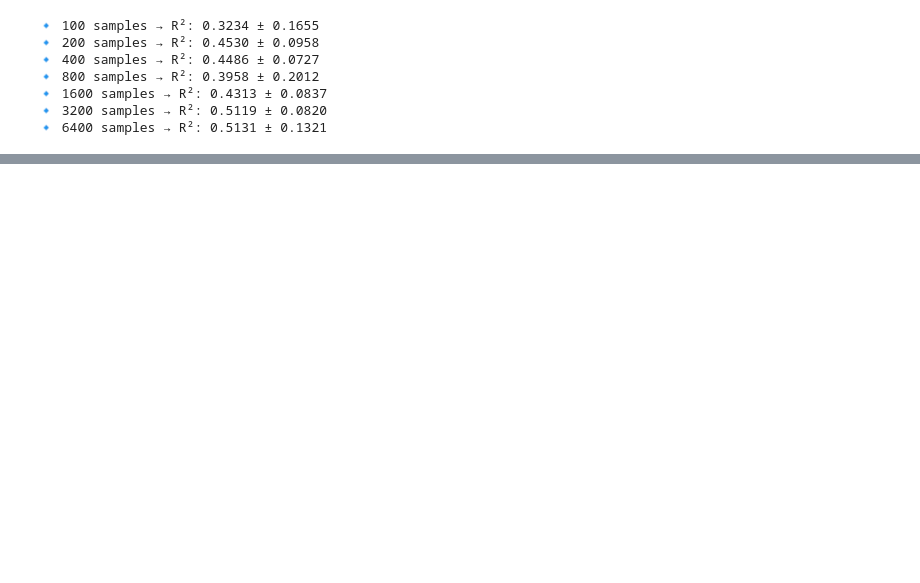
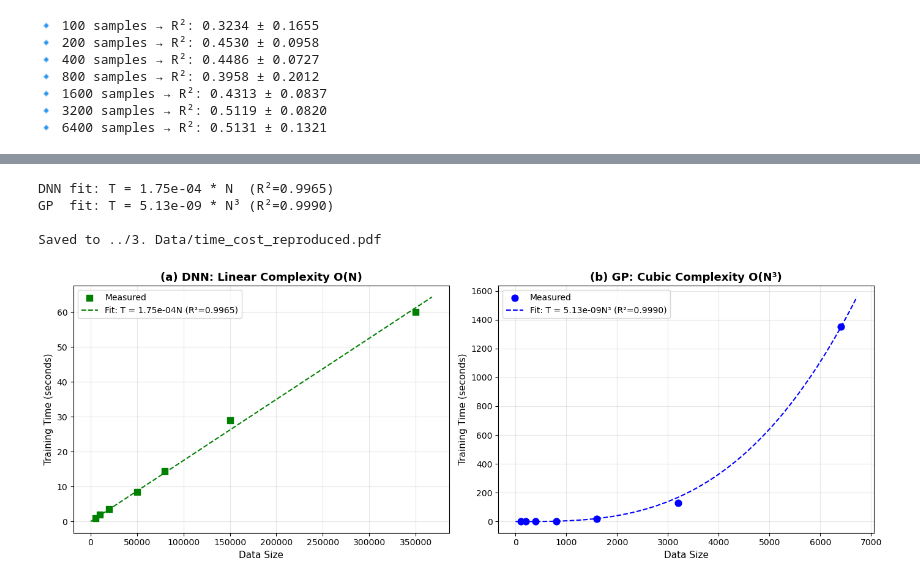
Before and after one commit to jaewook-lee4014/MultiFidelity-ProcessOpt, a Jupyter notebook: Process/5. Visualisation/learning_curve.ipynb, the cells around one changed output, grey strips where cells are left out. Saved outputs shown, nothing was run; the diff lists cells and outputs as text; code cells hidden in the pictures; blank space fills up the shorter version.

```diff
--- a/Process/5. Visualisation/learning_curve.ipynb
+++ b/Process/5. Visualisation/learning_curve.ipynb
@@ -455,0 +490,79 @@ for size in filtered_sizes:
+# %%
+import numpy as np
+import matplotlib.pyplot as plt
+from scipy.optimize import curve_fit
+
+# ============================================================
+# 7 Cases corresponding to data_sizes [100,200,400,800,1600,3200,6400]
+# Values extracted from Process/3. Data/time_cost.png
+# ============================================================
+
+# --- DNN: Total Data Size vs Training Time ---
+dnn_N = np.array([5000, 10000, 20000, 50000, 80000, 150000, 350000])
+dnn_T = np.array([1.0, 2.0, 3.5, 8.5, 14.5, 29.0, 60.0])
+
+# --- GP: Data Size vs Training Time ---
+gp_N = np.array([100, 200, 400, 800, 1600, 3200, 6400])
+gp_T = np.array([0.3, 0.5, 1.0, 3.0, 18.0, 130.0, 1350.0])
+
+# Linear fit: T = a * N
+def linear_model(N, a):
+    return a * N
+
+popt_dnn, _ = curve_fit(linear_model, dnn_N, dnn_T)
+a_dnn = popt_dnn[0]
+dnn_pred = linear_model(dnn_N, a_dnn)
+r2_dnn = 1 - np.sum((dnn_T - dnn_pred)**2) / np.sum((dnn_T - np.mean(dnn_T))**2)
+
+# Cubic fit: T = b * N^3
+def cubic_model(N, b):
+    return b * N**3
+
+popt_gp, _ = curve_fit(cubic_model, gp_N, gp_T)
+b_gp = popt_gp[0]
+gp_pred = cubic_model(gp_N, b_gp)
+r2_gp = 1 - np.sum((gp_T - gp_pred)**2) / np.sum((gp_T - np.mean(gp_T))**2)
+
+print(f"DNN fit: T = {a_dnn:.2e} * N  (R²={r2_dnn:.4f})")
+print(f"GP  fit: T = {b_gp:.2e} * N³ (R²={r2_gp:.4f})")
+
+# ============================================================
+# Plotting (colors matching image.png: GP=blue, DNN=green)
+# ============================================================
+fig, (ax1, ax2) = plt.subplots(1, 2, figsize=(14, 5))
+
+# --- LEFT: DNN (green, matching image.png) ---
+N_fit_dnn = np.linspace(0, max(dnn_N) * 1.05, 300)
+ax1.scatter(dnn_N, dnn_T, marker='s', s=60, color='green', zorder=3, label='Measured')
+ax1.plot(N_fit_dnn, linear_model(N_fit_dnn, a_dnn), '--', color='green', linewidth=1.5,
+         label=f'Fit: T = {a_dnn:.2e}N (R²={r2_dnn:.4f})')
+ax1.set_title("(a) DNN: Linear Complexity O(N)", fontsize=13, fontweight='bold')
+ax1.set_xlabel("Data Size", fontsize=11)
+ax1.set_ylabel("Training Time (seconds)", fontsize=11)
+ax1.legend(fontsize=10)
+ax1.grid(True, alpha=0.3)
+
+# --- RIGHT: GP (blue, matching image.png) ---
+N_fit_gp = np.linspace(0, max(gp_N) * 1.05, 300)
+ax2.scatter(gp_N, gp_T, marker='o', s=60, color='blue', zorder=3, label='Measured')
+ax2.plot(N_fit_gp, cubic_model(N_fit_gp, b_gp), '--', color='blue', linewidth=1.5,
+         label=f'Fit: T = {b_gp:.2e}N³ (R²={r2_gp:.4f})')
+ax2.set_title("(b) GP: Cubic Complexity O(N³)", fontsize=13, fontweight='bold')
+ax2.set_xlabel("Data Size", fontsize=11)
+ax2.set_ylabel("Training Time (seconds)", fontsize=11)
+ax2.legend(fontsize=10)
+ax2.grid(True, alpha=0.3)
+
+fig.tight_layout()
+
+# PDF 저장
+save_path = "../3. Data/time_cost_reproduced.pdf"
+fig.savefig(save_path, format='pdf', bbox_inches='tight', dpi=300)
+print(f"\nSaved to {save_path}")
+plt.show()
+# %% [output]
+DNN fit: T = 1.75e-04 * N  (R²=0.9965)
+GP  fit: T = 5.13e-09 * N³ (R²=0.9990)
+
+Saved to ../3. Data/time_cost_reproduced.pdf
+[figure, added]
```
Also changed, not shown: parts of 5 cells of this notebook, 18 other files.
